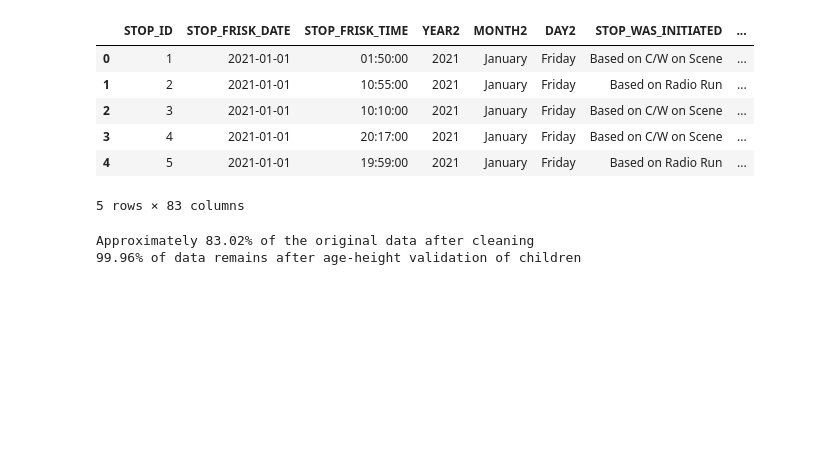
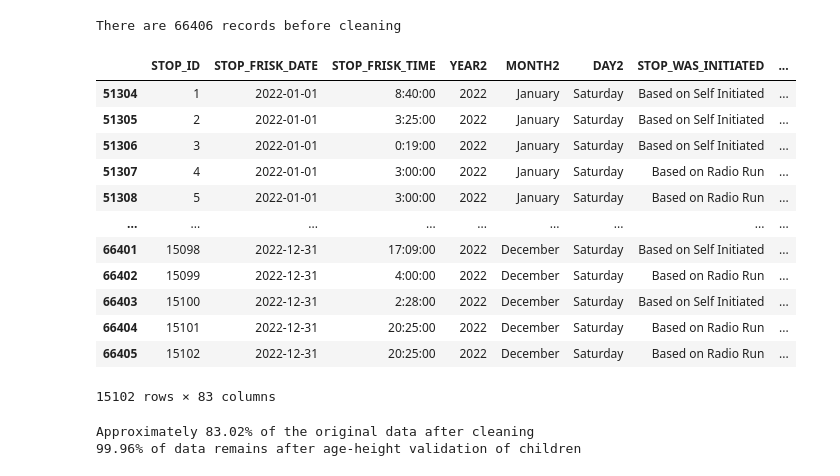
Before and after one commit to gbangban/ml-supervised-kim, a Jupyter notebook: 1. Data Processing.ipynb, the cells around one changed output. Cells and saved outputs as stored; diff of their text form; code cells hidden in the pictures; blank space fills up the shorter version.

```diff
--- a/1. Data Processing.ipynb
+++ b/1. Data Processing.ipynb
@@ -25,14 +25,27 @@ raw_df = pd.concat((pd.read_csv(f,dtype={
     na_values=null_strings,  # Standardize nulls
     low_memory=False) for f in csv_files), ignore_index=True)
 raw_df.head()
+print(f"There are {len(raw_df)} records before cleaning")
 # %% [output]
-|  | STOP_ID | STOP_FRISK_DATE | STOP_FRISK_TIME | YEAR2 | MONTH2 | DAY2 | STOP_WAS_INITIATED | ... |
-| 0 | 1 | 2021-01-01 | 01:50:00 | 2021 | January | Friday | Based on C/W on Scene | ... |
-| 1 | 2 | 2021-01-01 | 10:55:00 | 2021 | January | Friday | Based on Radio Run | ... |
-| 2 | 3 | 2021-01-01 | 10:10:00 | 2021 | January | Friday | Based on C/W on Scene | ... |
-| 3 | 4 | 2021-01-01 | 20:17:00 | 2021 | January | Friday | Based on C/W on Scene | ... |
-| 4 | 5 | 2021-01-01 | 19:59:00 | 2021 | January | Friday | Based on Radio Run | ... |
-5 rows × 83 columns
+There are 66406 records before cleaning
+# %%
+# Usage example:
+raw_df['STOP_FRISK_DATE'] = raw_df['STOP_FRISK_DATE'].apply(standardize_dates)
+raw_df[raw_df['YEAR2'] == 2022]
+# %% [output]
+|  | STOP_ID | STOP_FRISK_DATE | STOP_FRISK_TIME | YEAR2 | MONTH2 | DAY2 | STOP_WAS_INITIATED | ... |
+| 51304 | 1 | 2022-01-01 | 8:40:00 | 2022 | January | Saturday | Based on Self Initiated | ... |
+| 51305 | 2 | 2022-01-01 | 3:25:00 | 2022 | January | Saturday | Based on Self Initiated | ... |
+| 51306 | 3 | 2022-01-01 | 0:19:00 | 2022 | January | Saturday | Based on Self Initiated | ... |
+| 51307 | 4 | 2022-01-01 | 3:00:00 | 2022 | January | Saturday | Based on Radio Run | ... |
+| 51308 | 5 | 2022-01-01 | 3:00:00 | 2022 | January | Saturday | Based on Radio Run | ... |
+| ... | ... | ... | ... | ... | ... | ... | ... | ... |
+| 66401 | 15098 | 2022-12-31 | 17:09:00 | 2022 | December | Saturday | Based on Self Initiated | ... |
+| 66402 | 15099 | 2022-12-31 | 4:00:00 | 2022 | December | Saturday | Based on Radio Run | ... |
+| 66403 | 15100 | 2022-12-31 | 2:28:00 | 2022 | December | Saturday | Based on Self Initiated | ... |
+| 66404 | 15101 | 2022-12-31 | 20:25:00 | 2022 | December | Saturday | Based on Radio Run | ... |
+| 66405 | 15102 | 2022-12-31 | 20:25:00 | 2022 | December | Saturday | Based on Radio Run | ... |
+15102 rows × 83 columns
 # %%
 cleaned_df = clean_data(raw_df, column_categories)
 print(f'Approximately {(len(cleaned_df)/ len(raw_df)*100):.2f}% of the original data after cleaning')
```
Also changed, not shown: parts of 5 cells of this notebook, 2 other files.
